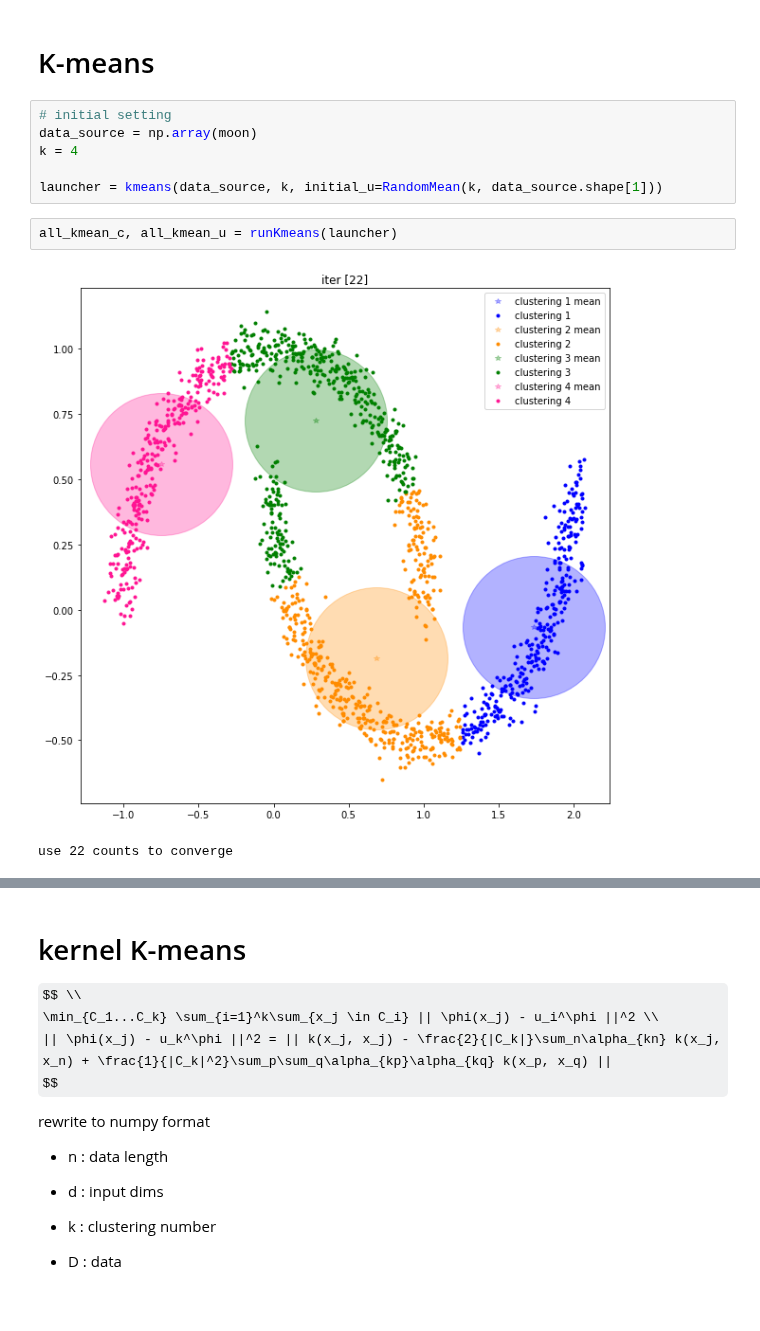
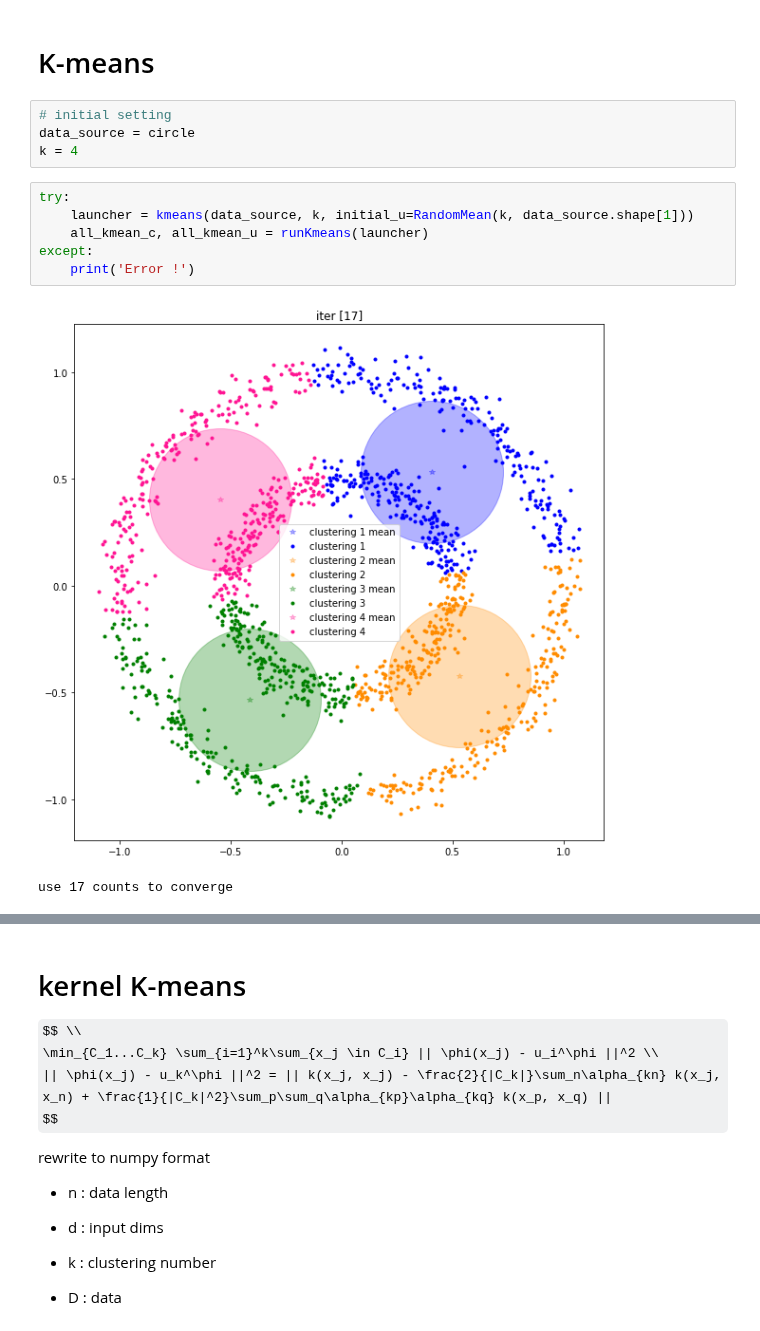
Before and after one commit to csielee/2018ML, a Jupyter notebook: HW6/HW6.ipynb, the cells around one changed output, grey strips where cells are left out. Saved outputs shown, nothing was run; the diff lists cells and outputs as text; some formulas as TeX source.

```diff
--- a/HW6/HW6.ipynb
+++ b/HW6/HW6.ipynb
@@ -195,13 +279,15 @@ def runKmeans(launcher):
 # %% [markdown]
 # K-means
+# %%
+# initial setting
+data_source = circle
+k = 4
 # %%
-# initial setting
-data_source = np.array(moon)
-k = 4
-
-launcher = kmeans(data_source, k, initial_u=RandomMean(k, data_source.shape[1]))
+try:
+    launcher = kmeans(data_source, k, initial_u=RandomMean(k, data_source.shape[1]))
+    all_kmean_c, all_kmean_u = runKmeans(launcher)
+except:
+    print('Error !')
+# %% [output]
+[figure, added]
+use 17 counts to converge
-# %%
-all_kmean_c, all_kmean_u = runKmeans(launcher)
-# %% [output]
-[figure, removed]
-use 22 counts to converge
```
Also changed, not shown: parts of 22 cells of this notebook, 12 other files.
